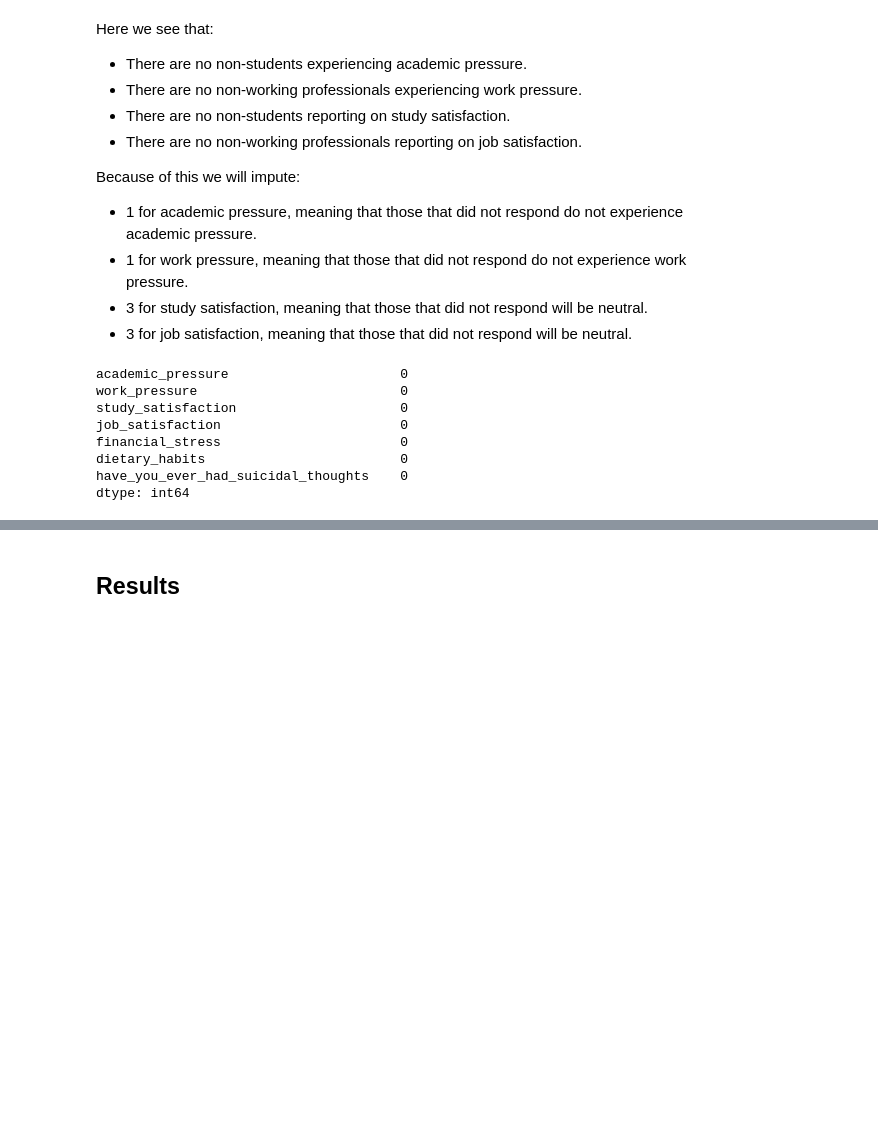
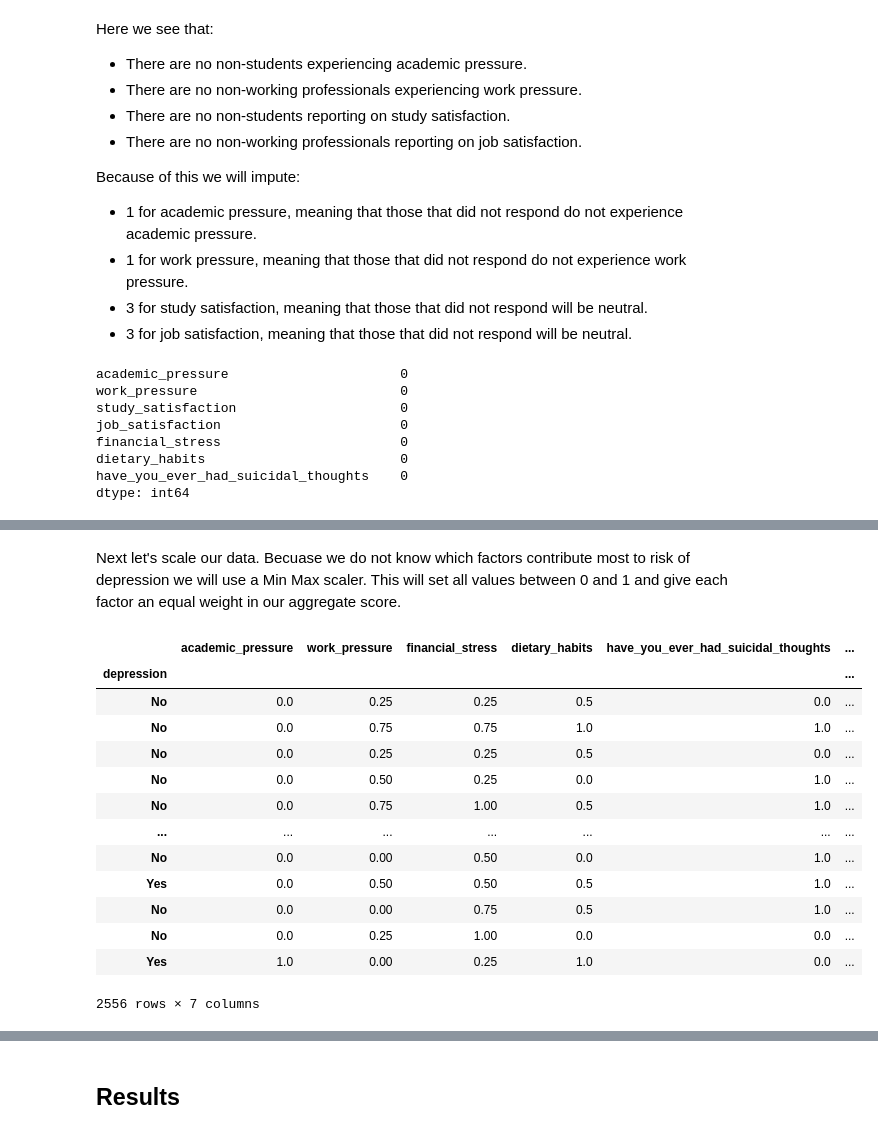
Before and after one commit to elijahlopez94/depression_survey_analysis, a Jupyter notebook: eda.ipynb, the cells around one changed output, grey strips where cells are left out. Saved outputs shown, nothing was run; the diff lists cells and outputs as text; code cells hidden in the pictures; blank space fills up the shorter version.

```diff
--- a/eda.ipynb
+++ b/eda.ipynb
@@ -752,0 +752,12 @@ Name: count, dtype: int64
+# %%
+# Invert study satisfaction
+simplified_df['study_dissatisfaction'] = 6 - simplified_df.loc[:, 'study_satisfaction']
+
+# Invert job satisfaction
+simplified_df['job_dissatisfaction'] = 6 - simplified_df.loc[:, 'job_satisfaction']
+
+# Drop Original columns
+simplified_df.drop(columns=['study_satisfaction', 'job_satisfaction'], inplace=True)
+
+# Check
+simplified_df.head()
@@ -752,0 +772,23 @@ Name: count, dtype: int64
+# %% [markdown]
+Next let's scale our data. Becuase we do not know which factors contribute most to risk of depression we will use a Min Max scaler. This will set all values between 0 and 1 and give each factor an equal weight in our aggregate score.
+# %%
+from sklearn.preprocessing import MinMaxScaler
+scaler = MinMaxScaler()
+scaled_df = scaler.fit_transform(simplified_df)
+scaled_df = pd.DataFrame(scaled_df, index=simplified_df.index, columns=simplified_df.columns)
+scaled_df.head()
+# %% [output]
+|  | academic_pressure | work_pressure | financial_stress | dietary_habits | have_you_ever_had_suicidal_thoughts | ... |
+| depression |  |  |  |  |  | ... |
+| No | 0.0 | 0.25 | 0.25 | 0.5 | 0.0 | ... |
+| No | 0.0 | 0.75 | 0.75 | 1.0 | 1.0 | ... |
+| No | 0.0 | 0.25 | 0.25 | 0.5 | 0.0 | ... |
+| No | 0.0 | 0.50 | 0.25 | 0.0 | 1.0 | ... |
+| No | 0.0 | 0.75 | 1.00 | 0.5 | 1.0 | ... |
+| ... | ... | ... | ... | ... | ... | ... |
+| No | 0.0 | 0.00 | 0.50 | 0.0 | 1.0 | ... |
+| Yes | 0.0 | 0.50 | 0.50 | 0.5 | 1.0 | ... |
+| No | 0.0 | 0.00 | 0.75 | 0.5 | 1.0 | ... |
+| No | 0.0 | 0.25 | 1.00 | 0.0 | 0.0 | ... |
+| Yes | 1.0 | 0.00 | 0.25 | 1.0 | 0.0 | ... |
+2556 rows × 7 columns
```
Also changed, not shown: parts of 11 cells of this notebook.
